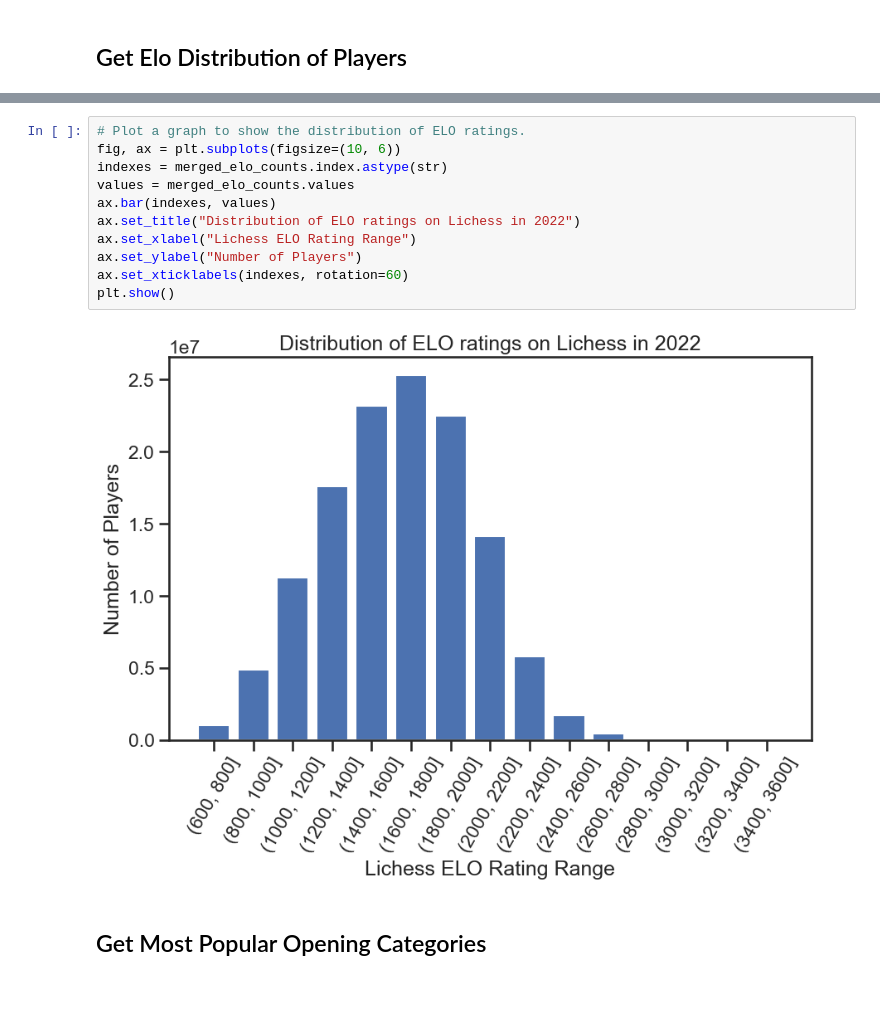
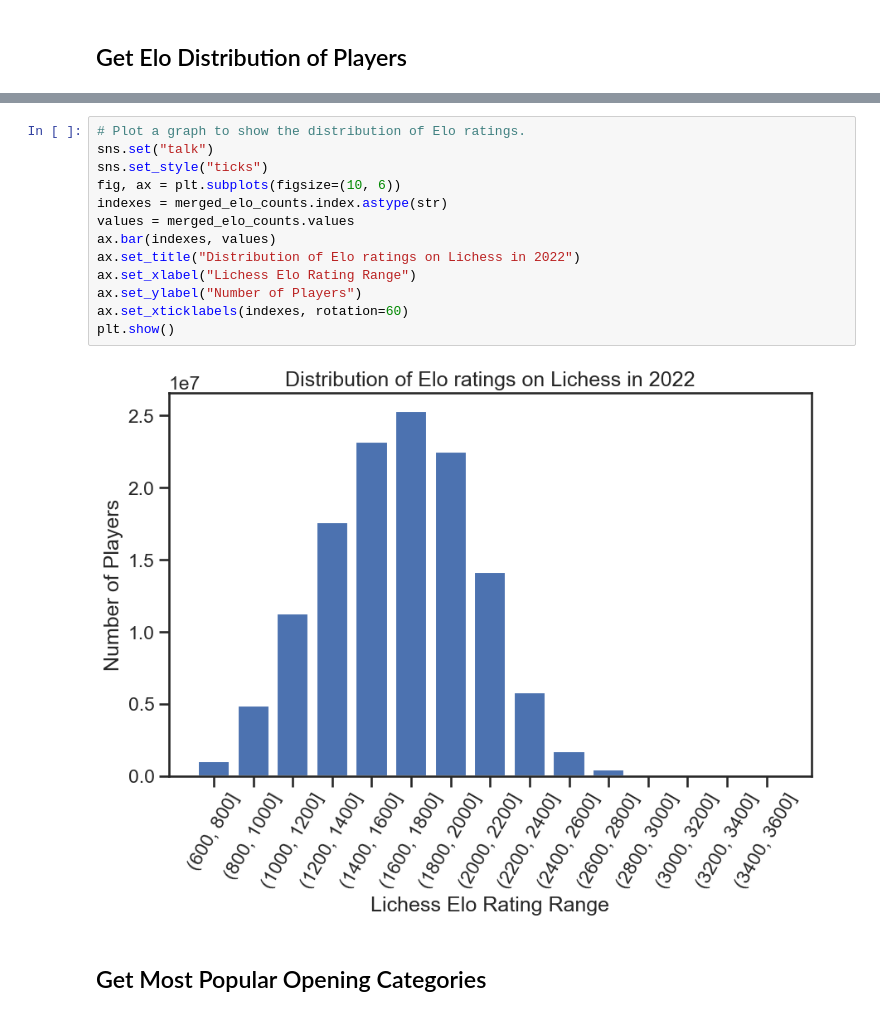
Before and after one commit to IsaacCheng9/machine-learning-in-chess, a Jupyter notebook: src/analyse_csv_data.ipynb, the cells around one changed output, grey strips where cells are left out. Saved outputs shown, nothing was run; the diff lists cells and outputs as text.

```diff
--- a/src/analyse_csv_data.ipynb
+++ b/src/analyse_csv_data.ipynb
@@ -72,18 +72,20 @@ Maximum ELO rating: 3485
 (3400, 3600]           1
 dtype: int64
 # %%
-# Plot a graph to show the distribution of ELO ratings.
+# Plot a graph to show the distribution of Elo ratings.
+sns.set("talk")
+sns.set_style("ticks")
 fig, ax = plt.subplots(figsize=(10, 6))
 indexes = merged_elo_counts.index.astype(str)
 values = merged_elo_counts.values
 ax.bar(indexes, values)
-ax.set_title("Distribution of ELO ratings on Lichess in 2022")
-ax.set_xlabel("Lichess ELO Rating Range")
+ax.set_title("Distribution of Elo ratings on Lichess in 2022")
+ax.set_xlabel("Lichess Elo Rating Range")
 ax.set_ylabel("Number of Players")
 ax.set_xticklabels(indexes, rotation=60)
 plt.show()
 # %% [output]
-[figure, old version]
+[figure, new version]
 # %% [markdown]
 ## Get Most Popular Opening Categories
 # %%
```
Also changed, not shown: parts of 1 cell of this notebook, 3 other files.
